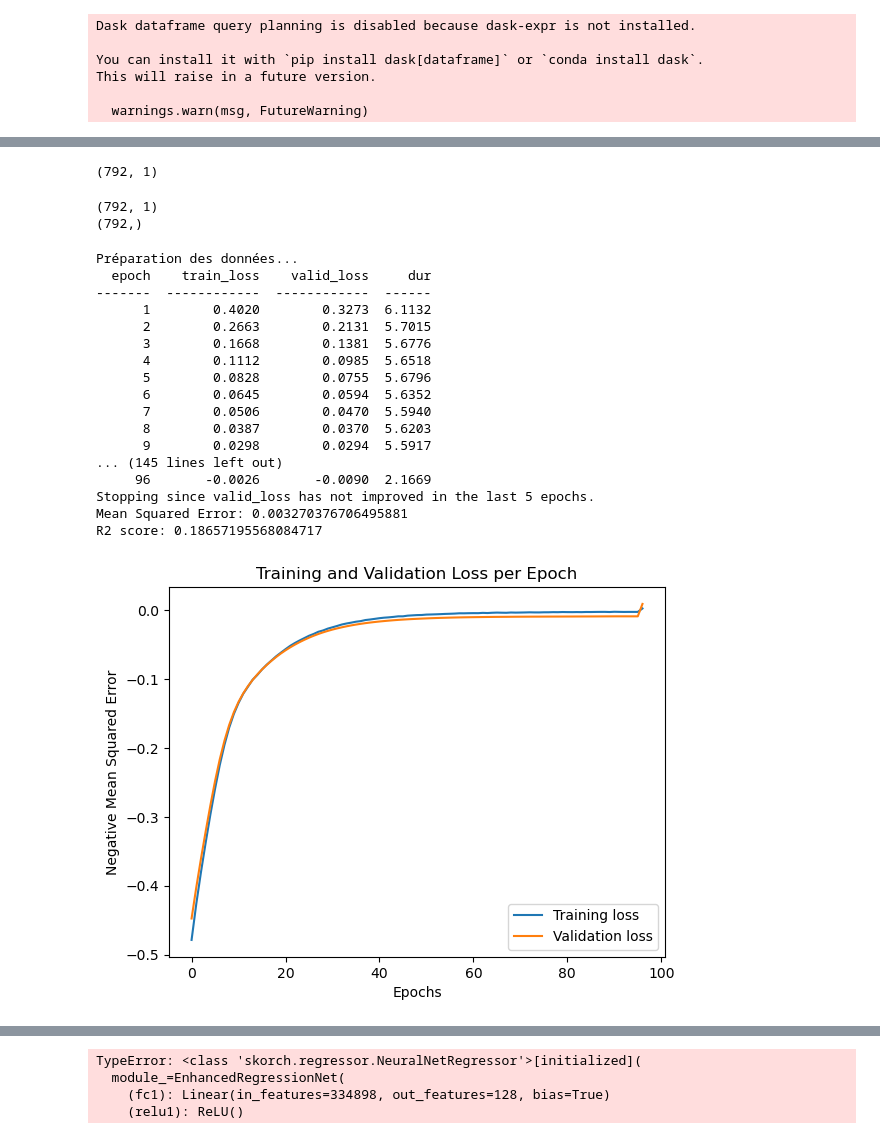
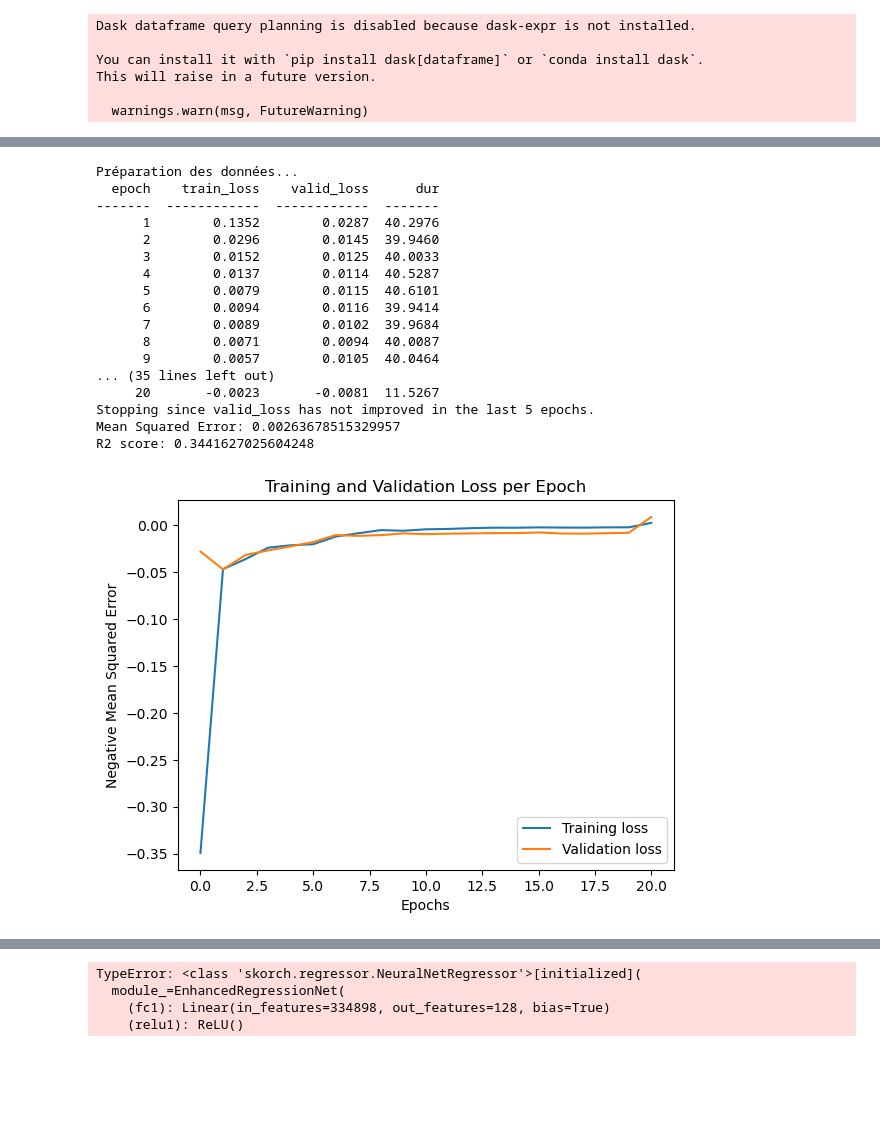
Before and after one commit to paolabiocchi/Yeast_Project, a Jupyter notebook: model_simple_NN.ipynb, the cells around one changed output, grey strips where cells are left out. Drawn from its saved outputs; the diff is of its cells as text; code cells hidden in the pictures; blank space fills up the shorter version.

```diff
--- a/model_simple_NN.ipynb
+++ b/model_simple_NN.ipynb
@@ -68,19 +61,8 @@ The DataFrame does not contain any NaN values.
 2
 The DataFrame does not contain any NaN values.
 3
-# %%
-print(y_data_f.shape)
-# %% [output]
-(792, 1)
-# %%
-print(y_data_f.shape)
-y_data_f.head
-print(Y_pred.shape)
-# %% [output]
-(792, 1)
-(792,)
 # %%
-#V3
+#V2
 
 # Préparation des données
 print("Préparation des données...")
@@ -90,15 +72,15 @@ n_input_features = x_data_f.shape[1]
 
 # Define an enhanced neural network
 class EnhancedRegressionNet(nn.Module):
-    def __init__(self, n_input_features, dropout_rate, n_neurons=128):
+    def __init__(self, n_input_features, dropout_rate, n_neurons_1=1024, n_neurons_2=512):
         super(EnhancedRegressionNet, self).__init__()
-        self.fc1 = nn.Linear(n_input_features, n_neurons)  # n_input_features
+        self.fc1 = nn.Linear(n_input_features, n_neurons_1)  # n_input_features
         self.relu1 = nn.ReLU()
         self.dropout1 = nn.Dropout(dropout_rate)
-        self.fc2 = nn.Linear(n_neurons, n_neurons)
+        self.fc2 = nn.Linear(n_neurons_1, n_neurons_2)
         self.relu2 = nn.ReLU()
         self.dropout2 = nn.Dropout(dropout_rate)
-        self.fc3 = nn.Linear(n_neurons, 1)  # Output layer remains 2D
+        self.fc3 = nn.Linear(n_neurons_2, 1)  # Output layer remains 2D
 
     def forward(self, x):
         x = self.relu1(self.fc1(x))
@@ -131,8 +113,8 @@ net = NeuralNetRegressor(
 # Parameter grid
 param_grid = {
     'module__dropout_rate': [0.01],
-    'lr': [0.000001],
-    'max_epochs': [200],
+    'lr': [0.0001],
+    'max_epochs': [150],
     'optimizer': [optim.Adam],
 }
 
@@ -153,7 +135,8 @@ print("Best Parameters:", best_params)
 best_net = NeuralNetRegressor(
     module=EnhancedRegressionNet,
     module__n_input_features=n_input_features,
-    module__n_neurons=128,
+    module__n_neurons_1=1024,                   # Neurons in the first hidden layer
+    module__n_neurons_2=512,
     module__dropout_rate=best_params['module__dropout_rate'],
     criterion=nn.MSELoss,
     max_epochs=best_params['max_epochs'],
@@ -181,46 +164,46 @@ id_array = np.arange(1, len(Y_pred) + 1)
 final_df = pd.DataFrame({
     'ID': id_array,
     'division_rate': Y_pred_rev.flatten()
 })
 
 # Save the new DataFrame to a CSV file
 final_csv = final_df.to_csv("Data\\results_nn3.csv", index=False)
 
 # Evaluate the model
 mse = mean_squared_error(y_data_f_reshaped, Y_pred)
 print(f'Mean Squared Error: {mse}')
 r2 = r2_score(y_data_f_reshaped, Y_pred)
 print(f'R2 score: {r2}')
 
 # Extract training and validation loss for a plot
 train_losses = best_net.history[:, 'train_loss']
 valid_losses = best_net.history[:, 'valid_loss']
 
 # Plot training and validation loss
 plt.plot(train_losses, label='Training loss')
 plt.plot(valid_losses, label='Validation loss')
 plt.xlabel('Epochs')
 plt.ylabel('Negative Mean Squared Error')
 plt.title('Training and Validation Loss per Epoch')
 plt.legend()
 plt.savefig("Data\\NNplot_nn3.png")
 plt.show()
 # %% [output]
 Préparation des données...
-  epoch    train_loss    valid_loss     dur
--------  ------------  ------------  ------
-      1        0.4020        0.3273  6.1132
-      2        0.2663        0.2131  5.7015
-      3        0.1668        0.1381  5.6776
-      4        0.1112        0.0985  5.6518
-      5        0.0828        0.0755  5.6796
-      6        0.0645        0.0594  5.6352
-      7        0.0506        0.0470  5.5940
-      8        0.0387        0.0370  5.6203
-      9        0.0298        0.0294  5.5917
-... (145 lines left out)
-     96       -0.0026       -0.0090  2.1669
+  epoch    train_loss    valid_loss      dur
+-------  ------------  ------------  -------
+      1        0.1352        0.0287  40.2976
+      2        0.0296        0.0145  39.9460
+      3        0.0152        0.0125  40.0033
+      4        0.0137        0.0114  40.5287
+      5        0.0079        0.0115  40.6101
+      6        0.0094        0.0116  39.9414
+      7        0.0089        0.0102  39.9684
+      8        0.0071        0.0094  40.0087
+      9        0.0057        0.0105  40.0464
+... (35 lines left out)
+     20       -0.0023       -0.0081  11.5267
 Stopping since valid_loss has not improved in the last 5 epochs.
-Mean Squared Error: 0.003270376706495881
-R2 score: 0.18657195568084717
+Mean Squared Error: 0.00263678515329957
+R2 score: 0.3441627025604248
-[figure, old version]
+[figure, new version]
```
Also changed, not shown: parts of 8 cells of this notebook.
